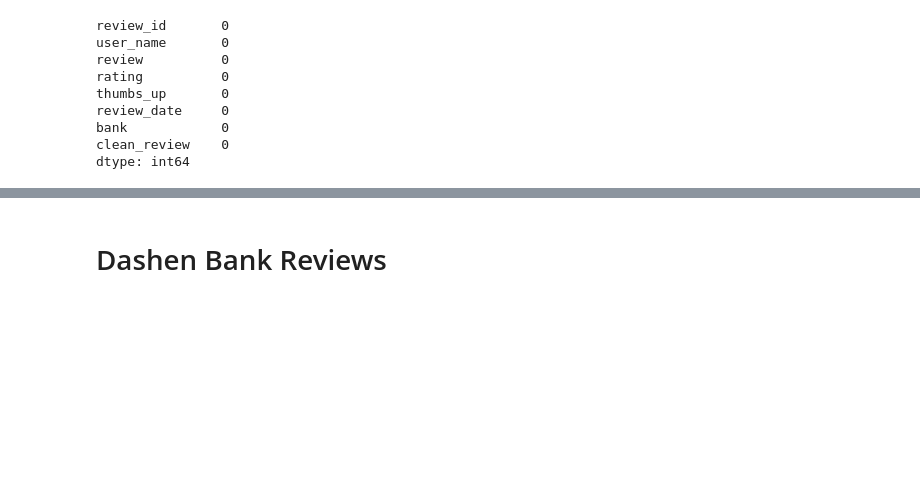
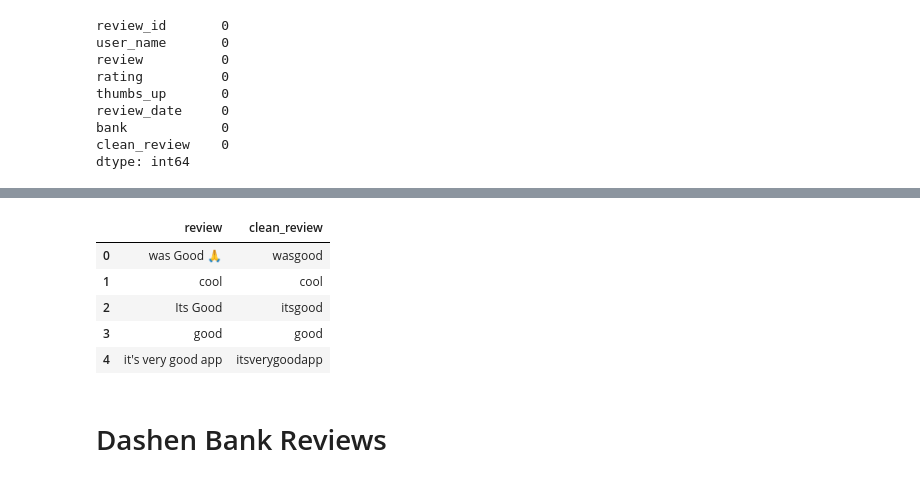
Before and after one commit to Bilen189/ethiopian-bank-review-analytics, a Jupyter notebook: notebooks/01_data_collection_preprocessing.ipynb, the cells around one changed output, grey strips where cells are left out. Saved outputs shown, nothing was run; the diff lists cells and outputs as text; code cells hidden in the pictures; blank space fills up the shorter version.

```diff
--- a/notebooks/01_data_collection_preprocessing.ipynb
+++ b/notebooks/01_data_collection_preprocessing.ipynb
@@ -183,0 +232,9 @@ boa_reviews.shape
+# %%
+boa_reviews[['review', 'clean_review']].head()
+# %% [output]
+|  | review | clean_review |
+| 0 | was Good 🙏 | wasgood |
+| 1 | cool | cool |
+| 2 | Its Good | itsgood |
+| 3 | good | good |
+| 4 | it's very good app | itsverygoodapp |
```
Also changed, not shown: parts of 23 cells of this notebook, 1 other file.
